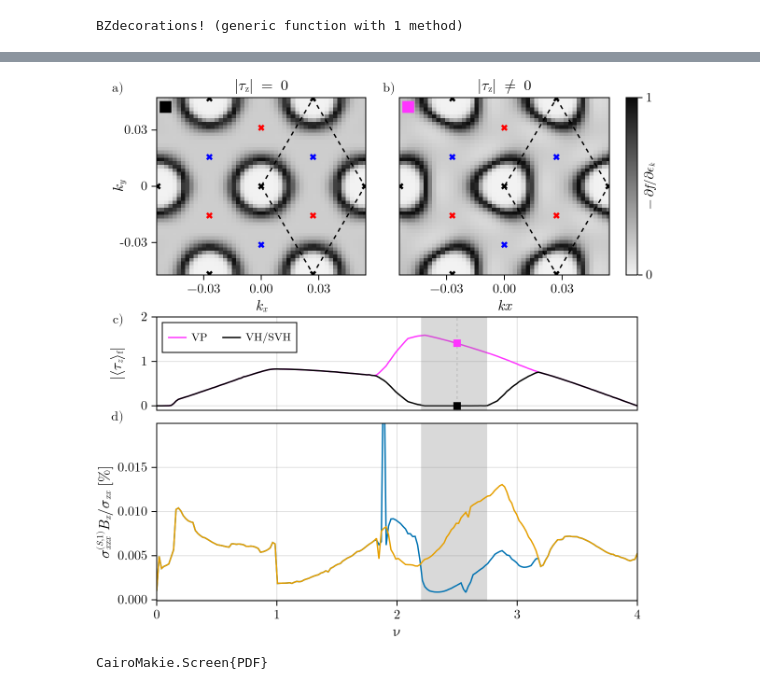
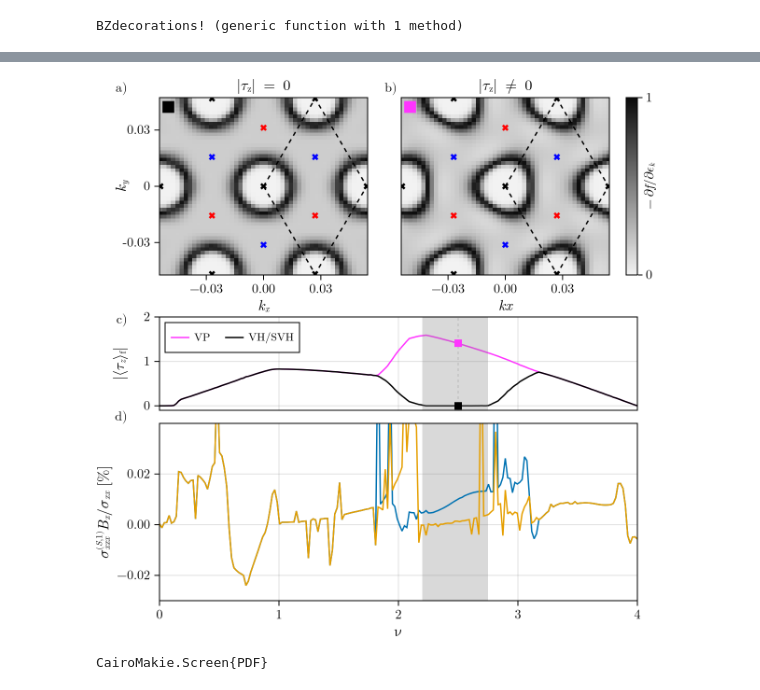
Before and after one commit to fernandopenaranda/LMC, a Jupyter notebook: src/Paper/Figure_TBG.ipynb, the cells around one changed output, grey strips where cells are left out. Saved outputs shown, nothing was run; the diff lists cells and outputs as text; code cells hidden in the pictures.

```diff
--- a/src/Paper/Figure_TBG.ipynb
+++ b/src/Paper/Figure_TBG.ipynb
@@ -275,13 +275,13 @@ function despike_forward!(d, threshold)
     return data
 end
 
-function lat_tbg_figure(drudepresetpath, drudepath, qahlmcpresetpath, qahlmcpath, vplmcpresetpath, vplmcpath, folder = 2281278; fontsize = 14)
+function lat_tbg_figure(drudepresetpath, drudepath, qahlmcpresetpath, qahlmcpath, vplmcpresetpath, vplmcpath, folder = 2281278; fontsize = 14, ylims = [-0.002,0.02])
     with_theme(merge(theme_latexfonts(), Theme(fontsize = fontsize))) do #
-        tbg_figure(drudepresetpath, drudepath, qahlmcpresetpath, qahlmcpath, vplmcpresetpath, vplmcpath, folder; fontsize = fontsize)
+        tbg_figure(drudepresetpath, drudepath, qahlmcpresetpath, qahlmcpath, vplmcpresetpath, vplmcpath, folder; ylims = ylims, fontsize = fontsize)
     end
 end
 
-function tbg_figure(drudepresetpath, drudepath, qahlmcpresetpath, qahlmcpath, vplmcpresetpath, vplmcpath, folder; fontsize = 12)
+function tbg_figure(drudepresetpath, drudepath, qahlmcpresetpath, qahlmcpath, vplmcpresetpath, vplmcpath, folder; fontsize = 12, ylims = [0,0.02])
     figtbg = Figure(size = (600, 600),figure_padding = (0,0,0,0))
     ax1 = Axis(figtbg[2,1], height = 100, xlabel = "ν", ylabel = L"$|\langle \tau_z \rangle_\text{f}|$", xlabelsize = fontsize +2, ylabelsize = fontsize +2,ylabelpadding = 17)
     ga = figtbg[1,1] = GridLayout()
@@ -298,6 +298,8 @@ function tbg_figure(drudepresetpath, drudepath, qahlmcpresetpath, qahlmcpath, vp
     lines!(ax1, simportedvp.ns, t1, label =  L"$\text{VP}" , color = col)
     lines!(ax1, simportedvp.ns, t2, label =  L"$\text{VH/SVH}$", color = :black)
     ylims!(ax1, -0.1, 2)
+
+    ylims!(ax2, ylims[1], ylims[2])
     axislegend(ax1, position = :lt, labelsize = fontsize -2, orientation = :horizontal)
     ax1.yticks = [0,1,2]
     xlims!(ax1, 0,4)
@@ -330,7 +332,7 @@ function tbg_figure(drudepresetpath, drudepath, qahlmcpresetpath, qahlmcpath, vp
 
     lines!(ax2, [ν for ν in νsqah],  100 * 10 .*   vqah )#./  (vdrude ) )
     lines!(ax2, [ν for ν in νs],  100 * 10 .* vpvals )#./  vdrude )
-    ylims!(ax2, -0.0001, 0.02)
+    # ylims!(ax2, -0.0001, 0.02)
     # lines!(ax2, [ν for ν in νs], vdrude )
 
     # lines!(ax2, [ν for ν in νs],  vdrude , color = :red)
@@ -449,7 +452,9 @@ vplmcpresetpath = "/Users/fernandopenaranda/Documents/Work/PostdocDonosti/Packag
 # %%
-fig = lat_tbg_figure(drudepresetpath, drudepath, qahlmcpresetpath, qahlmcpath, vplmcpresetpath, vplmcpath)
+fig = lat_tbg_figure(drudepresetpath, drudepath, qahlmcpresetpath,
+    qahlmcpath, vplmcpresetpath, vplmcpath, ylims = [-0.03,0.04
+])
 # %% [output]
-[figure, old version]
+[figure, new version]
 # %%
 # v = "v1"
 # save("/Users/fernandopenaranda/Documents/Work/PostdocDonosti/Packages/LMC/src/Paper/Figures/Figurelmctbg$(v).pdf", fig)
```
Also changed, not shown: parts of 1 cell of this notebook, 20 other files.
